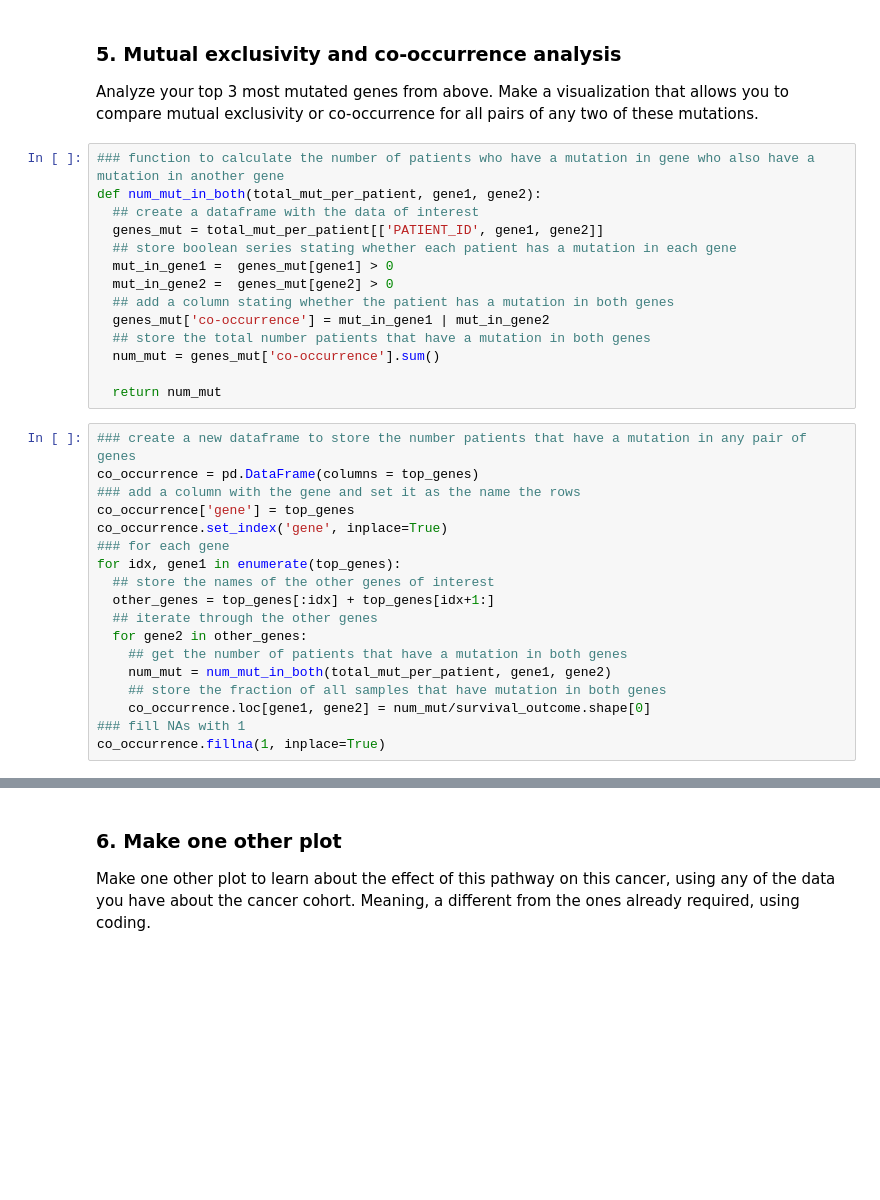
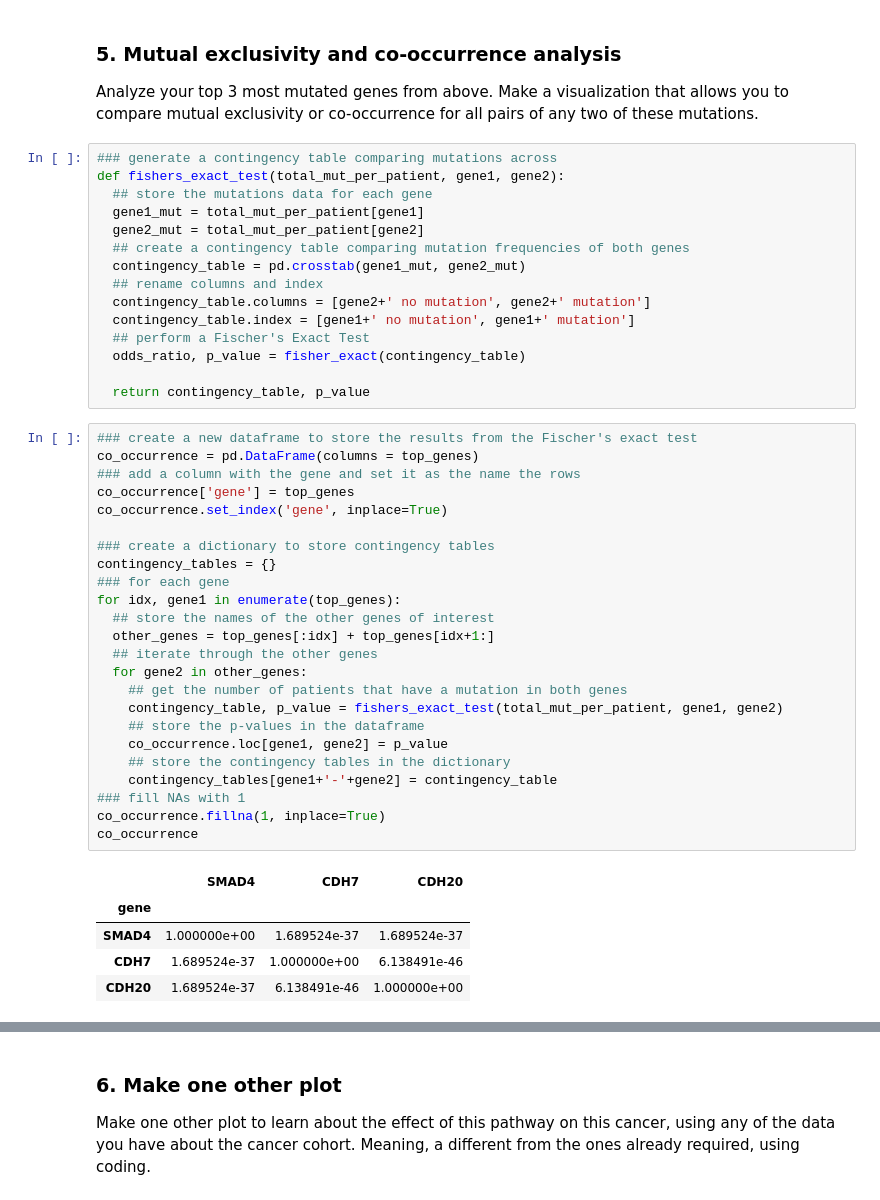
Before and after one commit to kthuang20/CancerGenomics, a Jupyter notebook: Cancer_Genomics_Final_Project.ipynb, the cells around one changed output, grey strips where cells are left out. Cells and saved outputs as stored; diff of their text form; blank space fills up the shorter version.

Commit message:
Redid graph showing co-occurrence

```diff
--- a/Cancer_Genomics_Final_Project.ipynb
+++ b/Cancer_Genomics_Final_Project.ipynb
@@ -759,37 +760,50 @@ Note that changes in expression levels are low, suggesting that copy number alte
 # %% [markdown]
 ### 5. Mutual exclusivity and co-occurrence analysis
  Analyze your top 3 most mutated genes from above. Make a visualization that allows you to compare mutual exclusivity or co-occurrence for all pairs of any two of these mutations.
-# %%
-### function to calculate the number of patients who have a mutation in gene who also have a mutation in another gene
-def num_mut_in_both(total_mut_per_patient, gene1, gene2):
-  ## create a dataframe with the data of interest
-  genes_mut = total_mut_per_patient[['PATIENT_ID', gene1, gene2]]
-  ## store boolean series stating whether each patient has a mutation in each gene
-  mut_in_gene1 =  genes_mut[gene1] > 0
-  mut_in_gene2 =  genes_mut[gene2] > 0
-  ## add a column stating whether the patient has a mutation in both genes
-  genes_mut['co-occurrence'] = mut_in_gene1 | mut_in_gene2
-  ## store the total number patients that have a mutation in both genes
-  num_mut = genes_mut['co-occurrence'].sum()
-
-  return num_mut
+# %%
+### generate a contingency table comparing mutations across
+def fishers_exact_test(total_mut_per_patient, gene1, gene2):
+  ## store the mutations data for each gene
+  gene1_mut = total_mut_per_patient[gene1]
+  gene2_mut = total_mut_per_patient[gene2]
+  ## create a contingency table comparing mutation frequencies of both genes
+  contingency_table = pd.crosstab(gene1_mut, gene2_mut)
+  ## rename columns and index
+  contingency_table.columns = [gene2+' no mutation', gene2+' mutation']
+  contingency_table.index = [gene1+' no mutation', gene1+' mutation']
+  ## perform a Fischer's Exact Test
+  odds_ratio, p_value = fisher_exact(contingency_table)
+
+  return contingency_table, p_value
 # %%
-### create a new dataframe to store the number patients that have a mutation in any pair of genes
+### create a new dataframe to store the results from the Fischer's exact test
 co_occurrence = pd.DataFrame(columns = top_genes)
 ### add a column with the gene and set it as the name the rows
 co_occurrence['gene'] = top_genes
 co_occurrence.set_index('gene', inplace=True)
+
+### create a dictionary to store contingency tables
+contingency_tables = {}
 ### for each gene
 for idx, gene1 in enumerate(top_genes):
   ## store the names of the other genes of interest
   other_genes = top_genes[:idx] + top_genes[idx+1:]
   ## iterate through the other genes
   for gene2 in other_genes:
     ## get the number of patients that have a mutation in both genes
-    num_mut = num_mut_in_both(total_mut_per_patient, gene1, gene2)
-    ## store the fraction of all samples that have mutation in both genes
-    co_occurrence.loc[gene1, gene2] = num_mut/survival_outcome.shape[0]
+    contingency_table, p_value = fishers_exact_test(total_mut_per_patient, gene1, gene2)
+    ## store the p-values in the dataframe
+    co_occurrence.loc[gene1, gene2] = p_value
+    ## store the contingency tables in the dictionary
+    contingency_tables[gene1+'-'+gene2] = contingency_table
 ### fill NAs with 1
 co_occurrence.fillna(1, inplace=True)
+co_occurrence
+# %% [output]
+|  | SMAD4 | CDH7 | CDH20 |
+| gene |  |  |  |
+| SMAD4 | 1.000000e+00 | 1.689524e-37 | 1.689524e-37 |
+| CDH7 | 1.689524e-37 | 1.000000e+00 | 6.138491e-46 |
+| CDH20 | 1.689524e-37 | 6.138491e-46 | 1.000000e+00 |
 # %%
 # create a heatmap showing the number of patients that have a mutation in both genes
```
Also changed, not shown: parts of 10 cells of this notebook.
